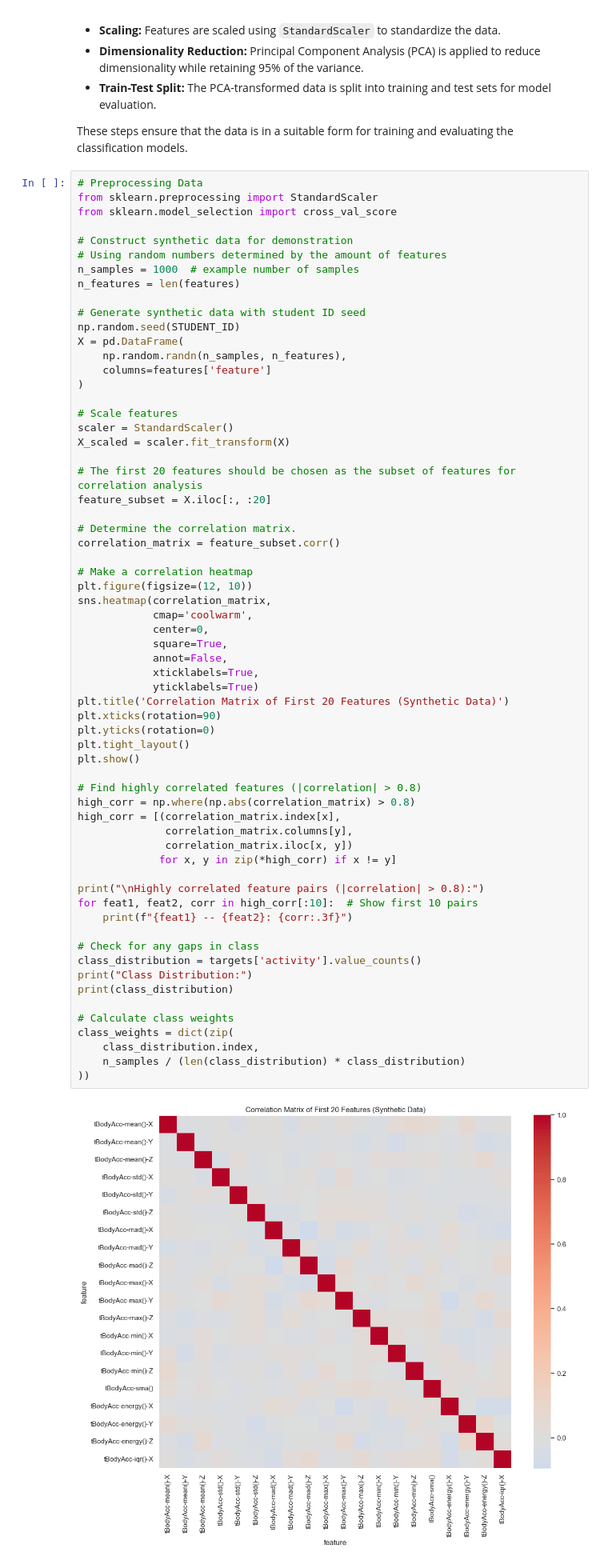
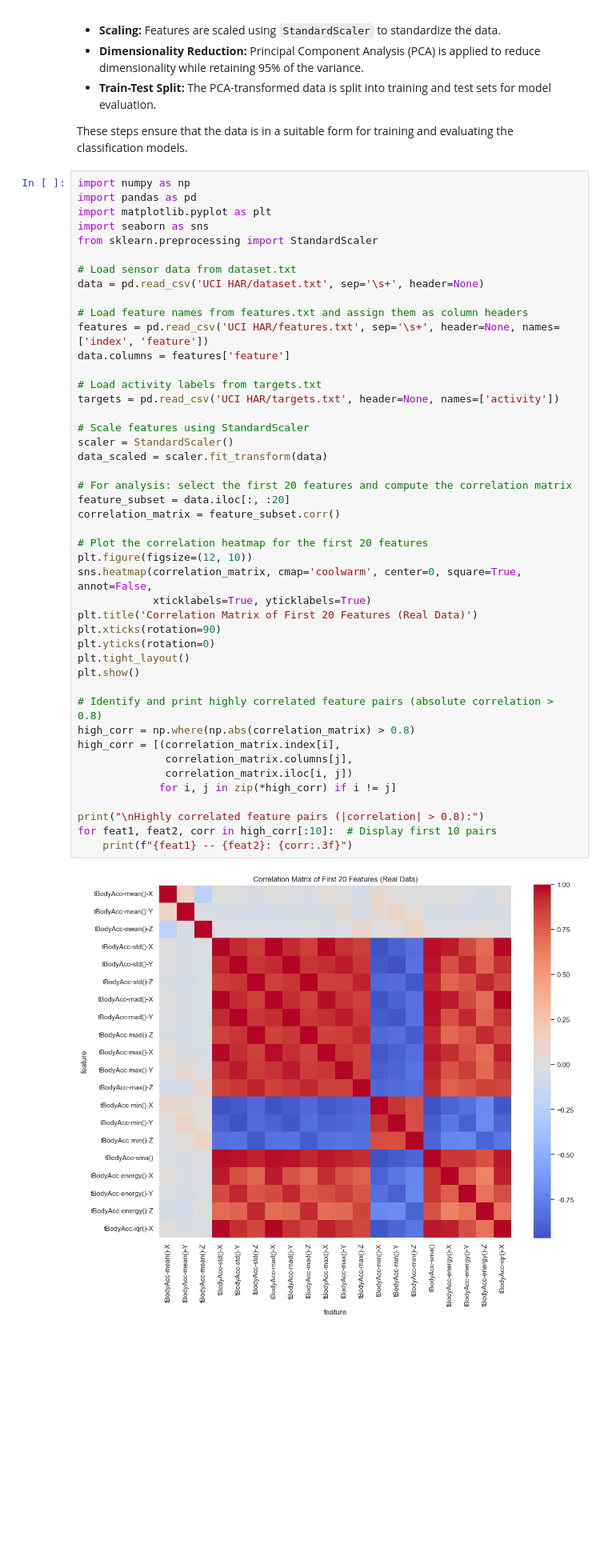
Before and after one commit to keemo01/GUI, a Jupyter notebook: notebook.ipynb, the cells around one changed output. Shown: that part at 80% size. Drawn from its saved outputs; the diff is of its cells as text; blank space fills up the shorter version.

```diff
--- a/notebook.ipynb
+++ b/notebook.ipynb
@@ -161,68 +245,50 @@ Synthetic data is generated based on the number of features. The following prepr
 
 These steps ensure that the data is in a suitable form for training and evaluating the classification models.
 # %%
-# Preprocessing Data
+import numpy as np
+import pandas as pd
+import matplotlib.pyplot as plt
+import seaborn as sns
 from sklearn.preprocessing import StandardScaler
-from sklearn.model_selection import cross_val_score
 
-# Construct synthetic data for demonstration
-# Using random numbers determined by the amount of features
-n_samples = 1000  # example number of samples
-n_features = len(features)
+# Load sensor data from dataset.txt
+data = pd.read_csv('UCI HAR/dataset.txt', sep='\s+', header=None)
 
-# Generate synthetic data with student ID seed
-np.random.seed(STUDENT_ID)
-X = pd.DataFrame(
-    np.random.randn(n_samples, n_features),
-    columns=features['feature']
-)
+# Load feature names from features.txt and assign them as column headers
+features = pd.read_csv('UCI HAR/features.txt', sep='\s+', header=None, names=['index', 'feature'])
+data.columns = features['feature']
 
-# Scale features
+# Load activity labels from targets.txt
+targets = pd.read_csv('UCI HAR/targets.txt', header=None, names=['activity'])
+
+# Scale features using StandardScaler
 scaler = StandardScaler()
-X_scaled = scaler.fit_transform(X)
+data_scaled = scaler.fit_transform(data)
 
-# The first 20 features should be chosen as the subset of features for correlation analysis
-feature_subset = X.iloc[:, :20]
-
-# Determine the correlation matrix.
+# For analysis: select the first 20 features and compute the correlation matrix
+feature_subset = data.iloc[:, :20]
 correlation_matrix = feature_subset.corr()
 
-# Make a correlation heatmap
+# Plot the correlation heatmap for the first 20 features
 plt.figure(figsize=(12, 10))
-sns.heatmap(correlation_matrix,
-            cmap='coolwarm',
-            center=0,
-            square=True,
-            annot=False,
-            xticklabels=True,
-            yticklabels=True)
-plt.title('Correlation Matrix of First 20 Features (Synthetic Data)')
+sns.heatmap(correlation_matrix, cmap='coolwarm', center=0, square=True, annot=False,
+            xticklabels=True, yticklabels=True)
+plt.title('Correlation Matrix of First 20 Features (Real Data)')
 plt.xticks(rotation=90)
 plt.yticks(rotation=0)
 plt.tight_layout()
 plt.show()
 
-# Find highly correlated features (|correlation| > 0.8)
+# Identify and print highly correlated feature pairs (absolute correlation > 0.8)
 high_corr = np.where(np.abs(correlation_matrix) > 0.8)
-high_corr = [(correlation_matrix.index[x],
-              correlation_matrix.columns[y],
-              correlation_matrix.iloc[x, y])
-             for x, y in zip(*high_corr) if x != y]
+high_corr = [(correlation_matrix.index[i],
+              correlation_matrix.columns[j],
+              correlation_matrix.iloc[i, j])
+             for i, j in zip(*high_corr) if i != j]
 
 print("\nHighly correlated feature pairs (|correlation| > 0.8):")
-for feat1, feat2, corr in high_corr[:10]:  # Show first 10 pairs
+for feat1, feat2, corr in high_corr[:10]:  # Display first 10 pairs
     print(f"{feat1} -- {feat2}: {corr:.3f}")
-
-# Check for any gaps in class
-class_distribution = targets['activity'].value_counts()
-print("Class Distribution:")
-print(class_distribution)
-
-# Calculate class weights
-class_weights = dict(zip(
-    class_distribution.index,
-    n_samples / (len(class_distribution) * class_distribution)
-))
 # %% [output]
-[figure, old version]
+[figure, new version]
 Highly correlated feature pairs (|correlation| > 0.8):
```
Also changed, not shown: parts of 13 cells of this notebook.
